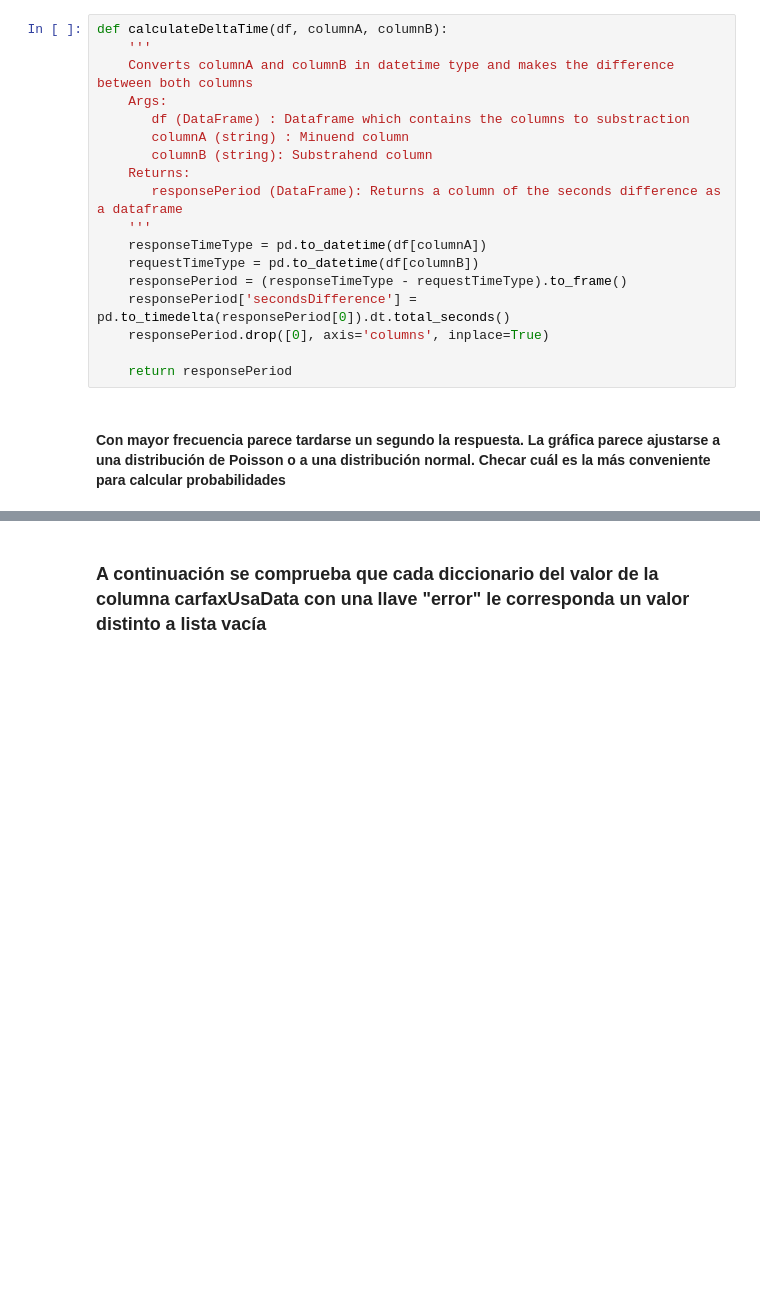
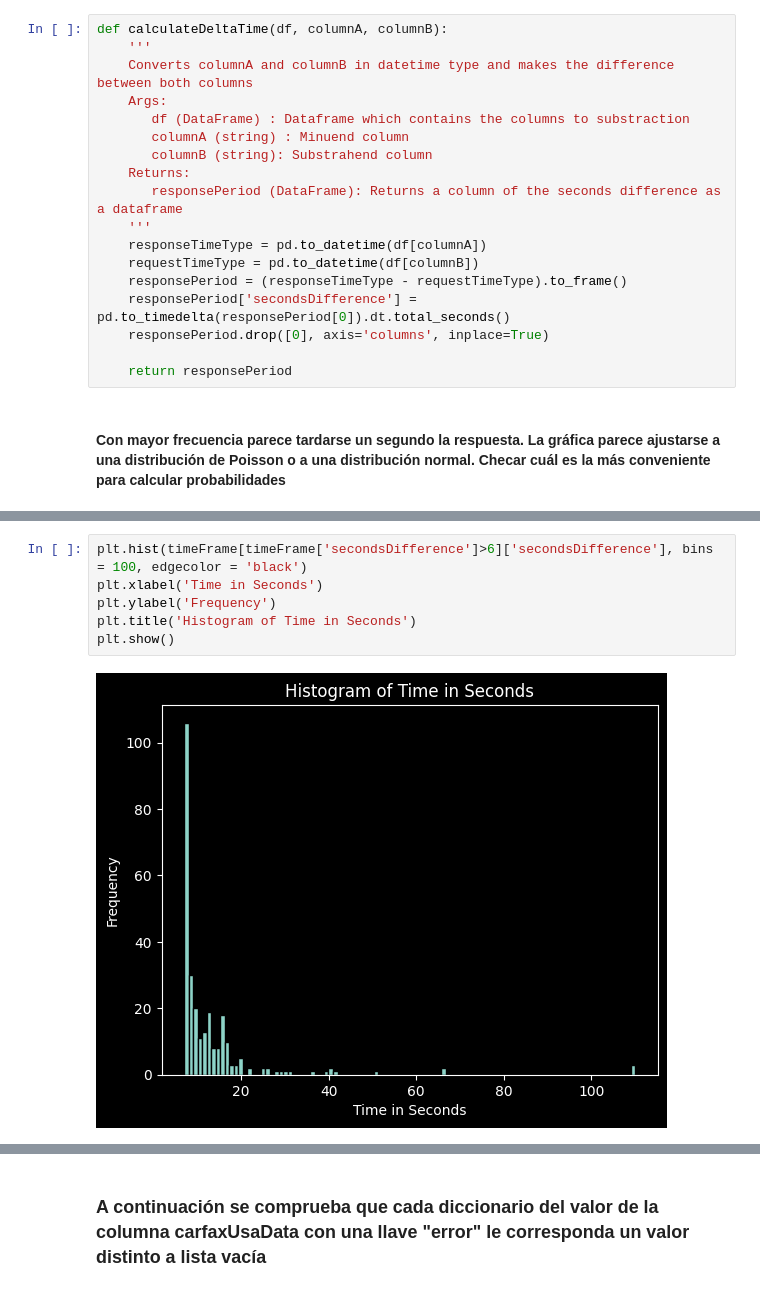
Before and after one commit to BranCF/microservices_consults, a Jupyter notebook: script1.ipynb, the cells around one changed output, grey strips where cells are left out. Cells and saved outputs as stored; diff of their text form; blank space fills up the shorter version.

```diff
--- a/script1.ipynb
+++ b/script1.ipynb
@@ -156,0 +217,8 @@ plt.show()
+# %%
+plt.hist(timeFrame[timeFrame['secondsDifference']>6]['secondsDifference'], bins = 100, edgecolor = 'black')
+plt.xlabel('Time in Seconds')
+plt.ylabel('Frequency')
+plt.title('Histogram of Time in Seconds')
+plt.show()
+# %% [output]
+[figure, added]
```
Also changed, not shown: parts of 41 cells of this notebook, 1 other file.
